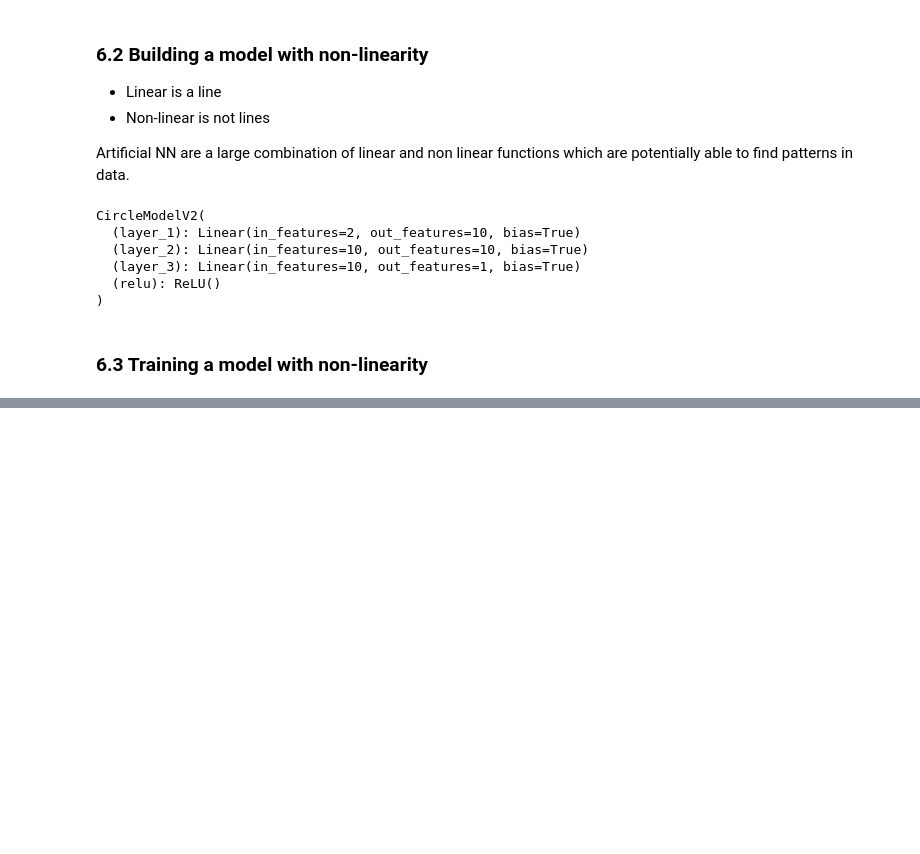
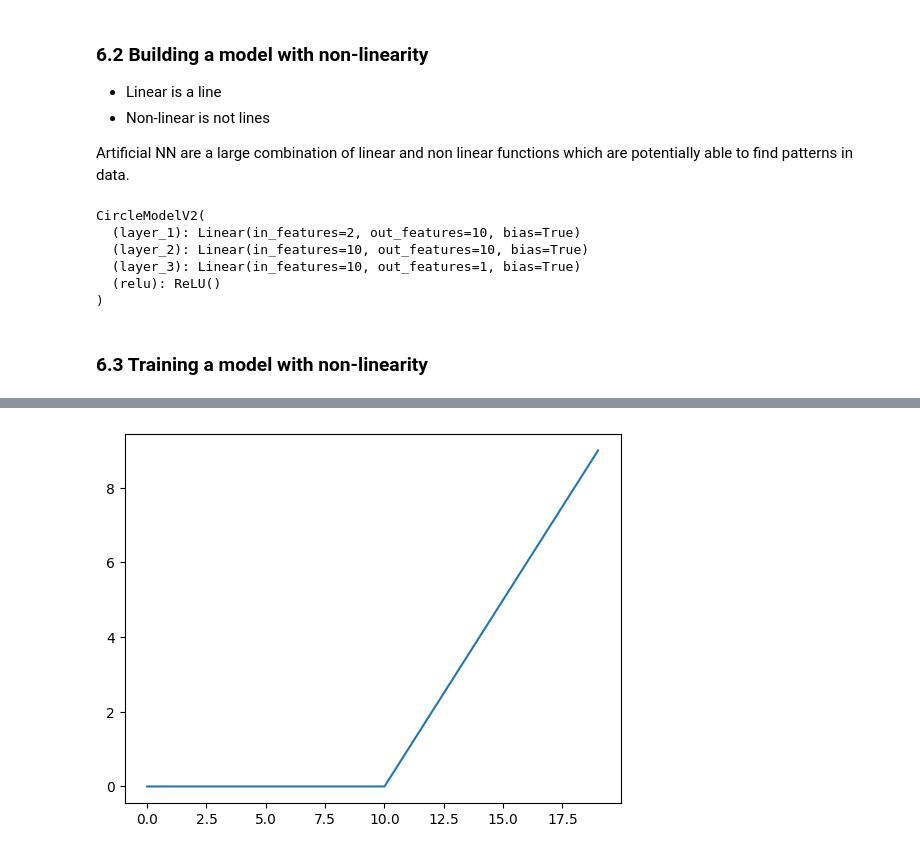
Before and after one commit to Takosaga/pytorch_for_dl_and_ml, a Jupyter notebook: 02_neural_network_classification/neural_network_classification_notes.ipynb, the cells around one changed output, grey strips where cells are left out. Drawn from its saved outputs; the diff is of its cells as text; code cells hidden in the pictures; blank space fills up the shorter version.

```diff
--- a/02_neural_network_classification/neural_network_classification_notes.ipynb
+++ b/02_neural_network_classification/neural_network_classification_notes.ipynb
@@ -803,0 +855,5 @@ Epoch: 900 | Loss: 0.6236 | Loss Acc: 74.00% | Test Loss: 0.6215 | Test Acc: 79.
+# %%
+# plot relu activation function
+plt.plot(relu(A));
+# %% [output]
+[figure, added]
```
Also changed, not shown: parts of 12 cells of this notebook.
